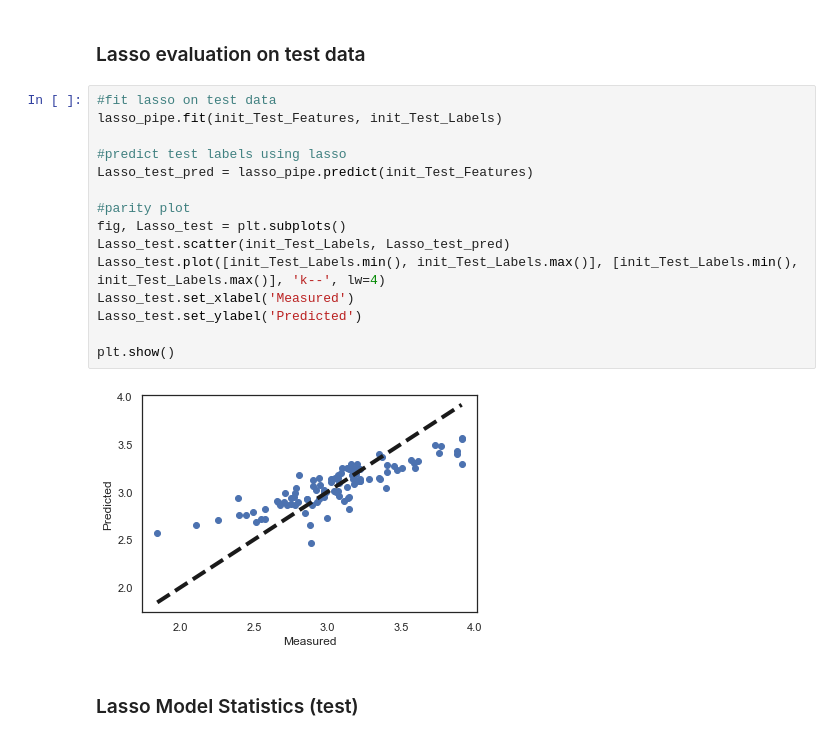
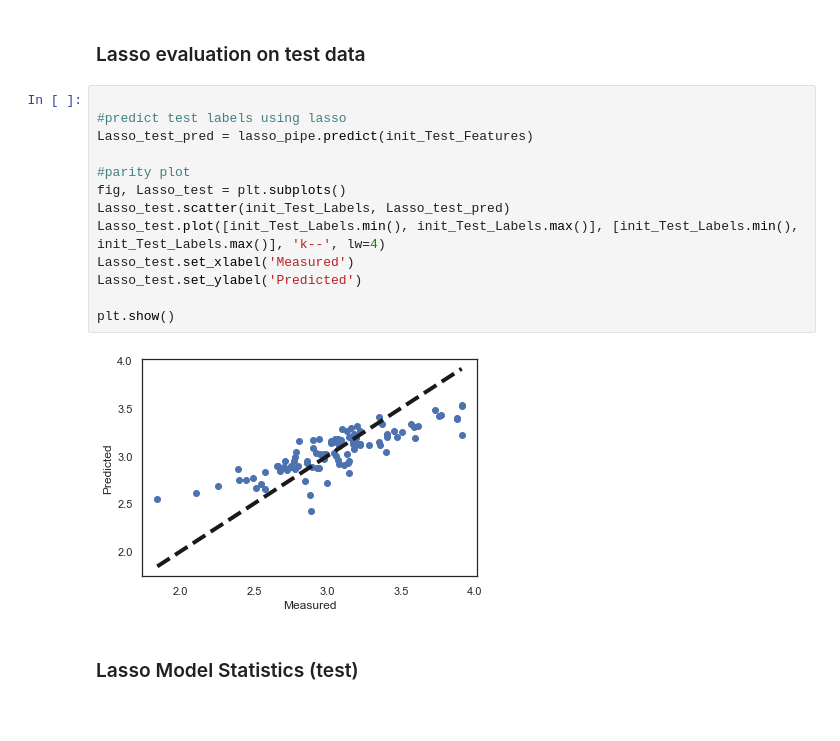
Before and after one commit to bblank70/MSDS422, a Jupyter notebook: Assignment2- Boston_Housing.ipynb, the cells around one changed output. Saved outputs shown, nothing was run; the diff lists cells and outputs as text.

Commit message:
Update Assignment2- Boston_Housing.ipynb
updates incorrect fit of test data prior to validation of models.

```diff
--- a/Assignment2- Boston_Housing.ipynb
+++ b/Assignment2- Boston_Housing.ipynb
@@ -651,22 +647,20 @@ np.mean(cv_results)
 # %% [markdown]
 ### Lasso evaluation on test data
 # %%
-#fit lasso on test data
-lasso_pipe.fit(init_Test_Features, init_Test_Labels)
 
 #predict test labels using lasso
 Lasso_test_pred = lasso_pipe.predict(init_Test_Features)
 
 #parity plot
 fig, Lasso_test = plt.subplots()
 Lasso_test.scatter(init_Test_Labels, Lasso_test_pred)
 Lasso_test.plot([init_Test_Labels.min(), init_Test_Labels.max()], [init_Test_Labels.min(), init_Test_Labels.max()], 'k--', lw=4)
 Lasso_test.set_xlabel('Measured')
 Lasso_test.set_ylabel('Predicted')
 
 plt.show()
 # %% [output]
-[figure, old version]
+[figure, new version]
 # %% [markdown]
 ### Lasso Model Statistics (test)
 # %%
```
Also changed, not shown: parts of 8 cells of this notebook.
